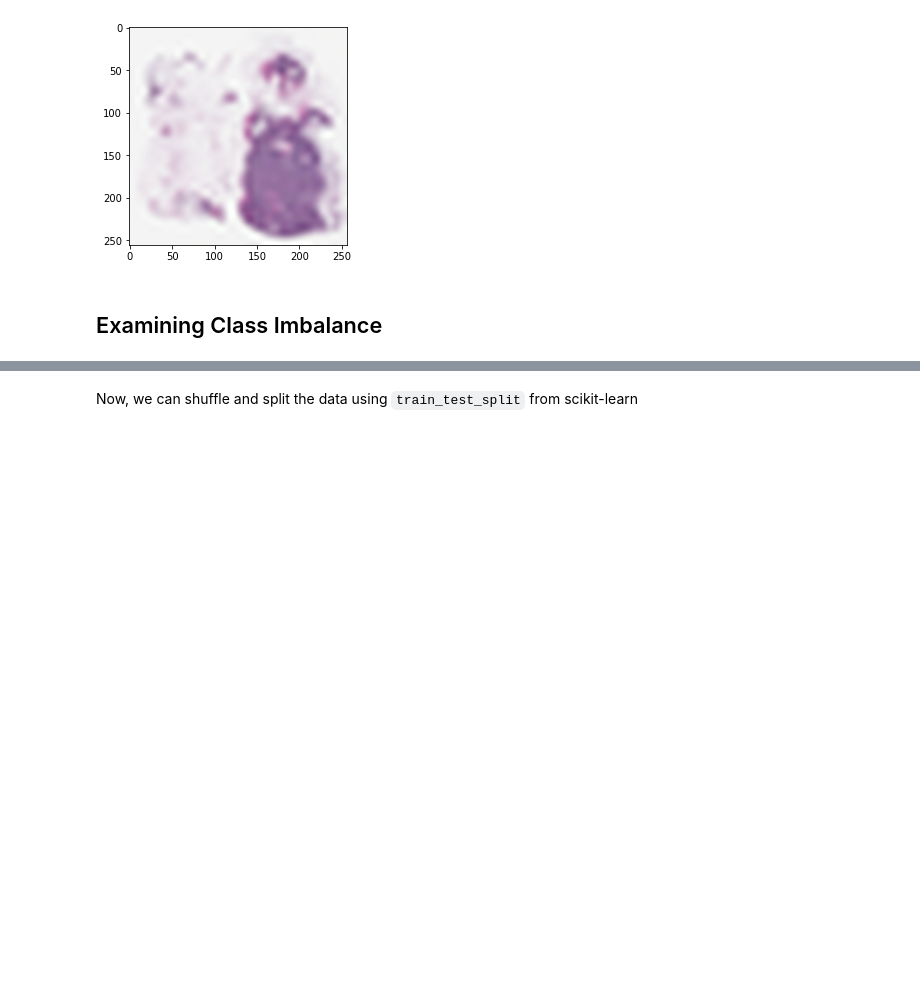
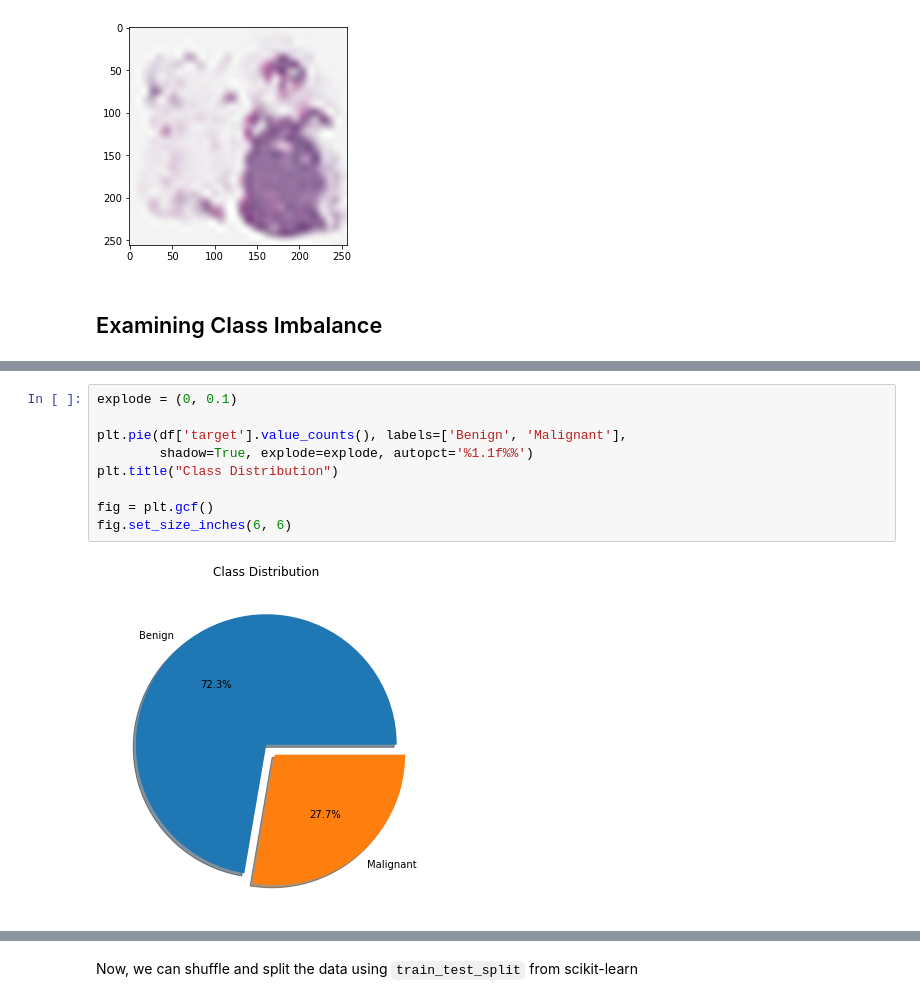
Before and after one commit to AstroNoodles/Mini-Projects, a Jupyter notebook: Parallel Sync CNN Research.ipynb, the cells around one changed output, grey strips where cells are left out. Saved outputs shown, nothing was run; the diff lists cells and outputs as text; blank space fills up the shorter version.

```diff
--- a/Parallel Sync CNN Research.ipynb
+++ b/Parallel Sync CNN Research.ipynb
@@ -264,3 +278,14 @@ df['target'].hist()
+# %%
+explode = (0, 0.1)
+
+plt.pie(df['target'].value_counts(), labels=['Benign', 'Malignant'],
+        shadow=True, explode=explode, autopct='%1.1f%%')
+plt.title("Class Distribution")
+
+fig = plt.gcf()
+fig.set_size_inches(6, 6)
+# %% [output]
+[figure, added]
 # %%
 benign = len(df['target'][df['target'] == 0]) # benign is 0
 malignant = len(df['target'][df['target'] == 1]) # malignant is 1
```
Also changed, not shown: parts of 35 cells of this notebook.
